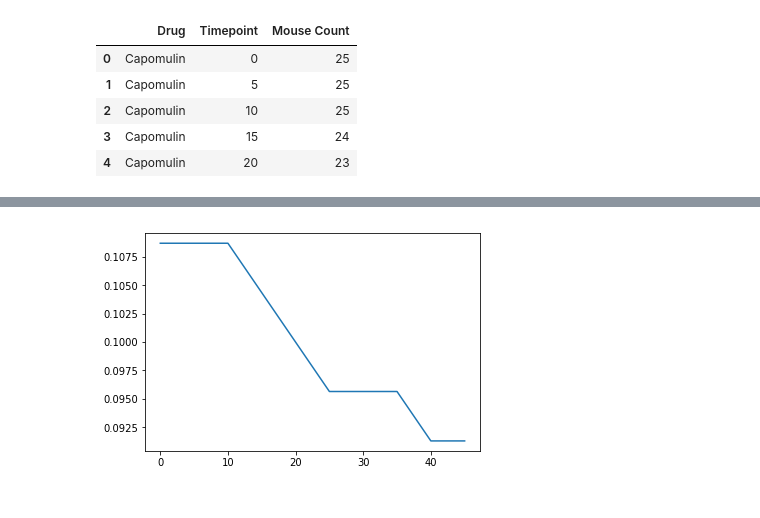
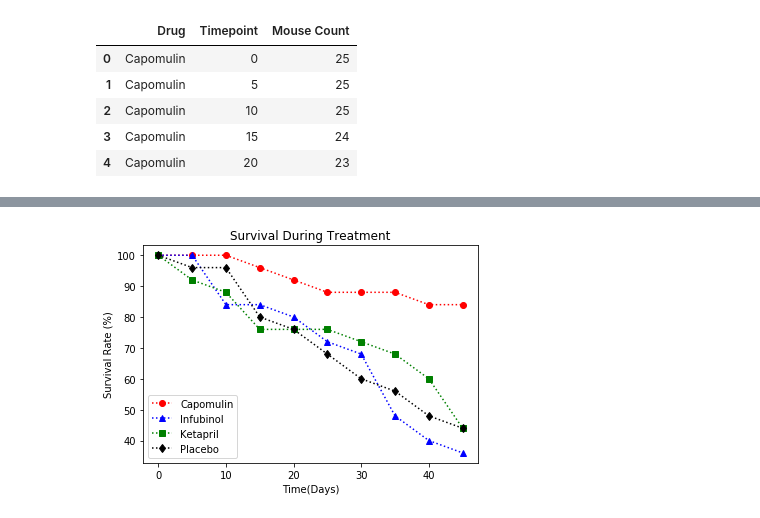
Before and after one commit to reemaratnani/Matplotlib, a Jupyter notebook: pymaceuticals.ipynb, the cells around one changed output, grey strips where cells are left out. Drawn from its saved outputs; the diff is of its cells as text; code cells hidden in the pictures.

Commit message:
Updated plots

```diff
--- a/pymaceuticals.ipynb
+++ b/pymaceuticals.ipynb
@@ -121,11 +130,24 @@ Mouse_count_df
 | 35 | 22 | 14 | 12 | 17 | 15 | 14 | 10 | 21 | 16 | ... |
 | 40 | 21 | 14 | 10 | 15 | 15 | 12 | 9 | 20 | 12 | ... |
 | 45 | 21 | 13 | 9 | 11 | 13 | 11 | 7 | 20 | 11 | ... |
-# %%
-x_axis = Mouse_count_df.index
-y1_axis = Mouse_count_df.Capomulin/Mouse_count_df.Capomulin.sum()
-plt.plot(x_axis, y1_axis)
-
-plt.show()
-# %% [output]
-[figure, removed]
+# %%
+# To generate plot of survival days during treatment
+x = Mouse_count_df.index
+# Multiply column value to 4 times to count for percentages
+y = Mouse_count_df.Capomulin*4
+y1 = Mouse_count_df.Infubinol*4
+y2 = Mouse_count_df.Ketapril*4
+y3 = Mouse_count_df.Placebo*4
+plt.title("Survival During Treatment")
+plt.xlabel("Time(Days)")
+plt.ylabel("Survival Rate (%)")
+plt.plot(x, y, marker ='o', color = 'r', label ='Capomulin', ls = ':')
+plt.plot(x, y1, marker = '^', color = 'b', label = 'Infubinol', ls =':')
+plt.plot(x, y2, marker = 's', color = 'green', label = 'Ketapril', ls = ':')
+plt.plot(x, y3, marker = 'd', color = 'k', label = 'Placebo', ls = ':')
+plt.legend()
+
+
+plt.show()
+# %% [output]
+[figure, added]
```
Also changed, not shown: parts of 1 cell of this notebook.
